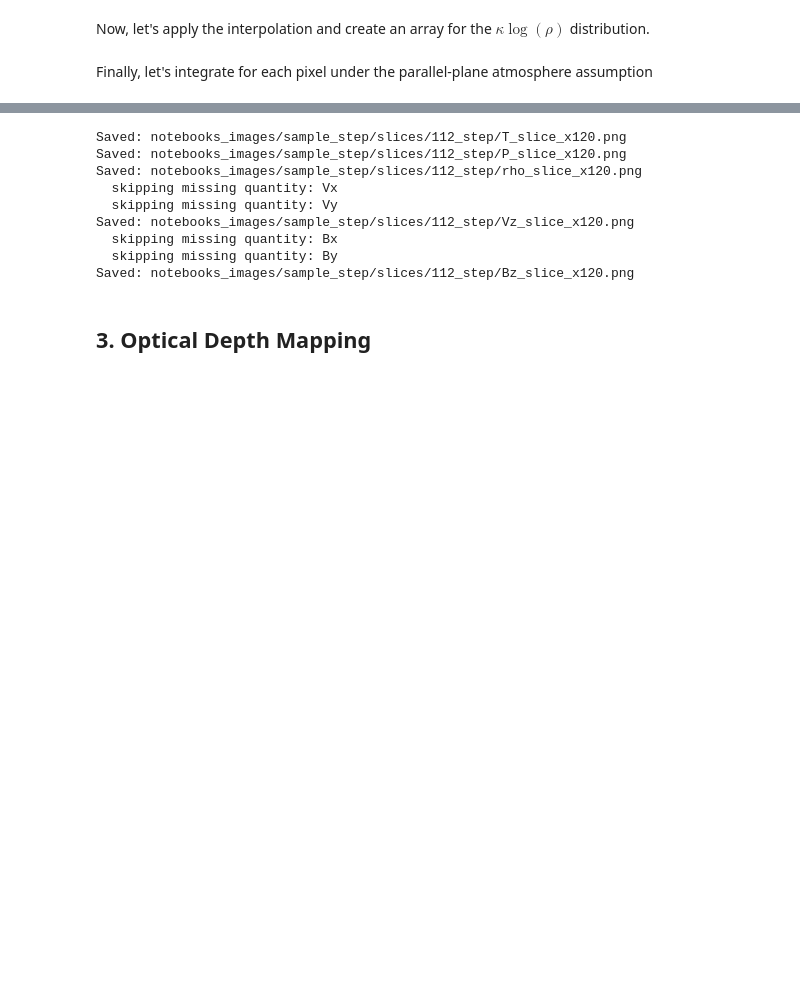
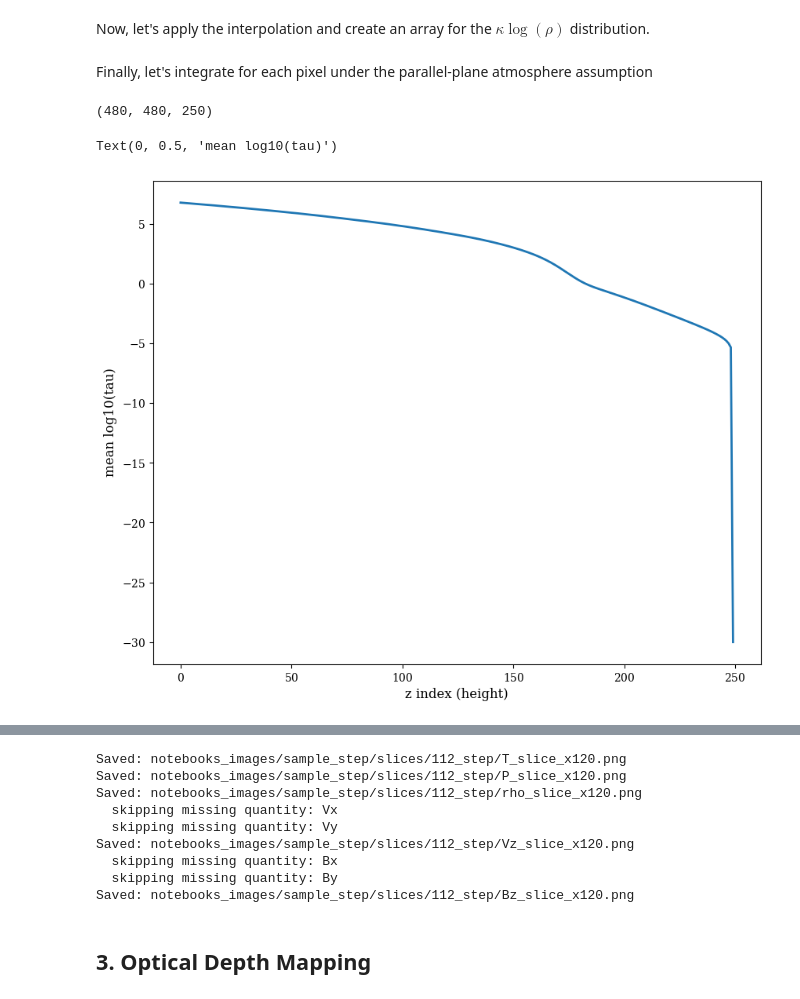
Before and after one commit to juagudeloo/Tesis_maestria_OAN, a Jupyter notebook: notebooks/1-muram_mhd_data.ipynb, the cells around one changed output, grey strips where cells are left out. Saved outputs shown, nothing was run; the diff lists cells and outputs as text; code cells hidden in the pictures; blank space fills up the shorter version.

```diff
--- a/notebooks/1-muram_mhd_data.ipynb
+++ b/notebooks/1-muram_mhd_data.ipynb
@@ -585,3 +585,14 @@ def compute_logtau(kappa_rho, dz=10*u.km, baseline=1e-5, save_path=None, save_na
     return logtau
 # %%
 muram_logtau = compute_logtau(kappa_rho, dz=10*u.km)
+# %%
+print(muram_logtau.shape)
+# %% [output]
+(480, 480, 250)
+# %%
+plt.plot(muram_logtau.mean(axis=(0,1)))
+plt.xlabel("z index (height)")
+plt.ylabel("mean log10(tau)")
+# %% [output]
+Text(0, 0.5, 'mean log10(tau)')
+[figure, added]
```
Also changed, not shown: parts of 4 cells of this notebook, 3 other files.
